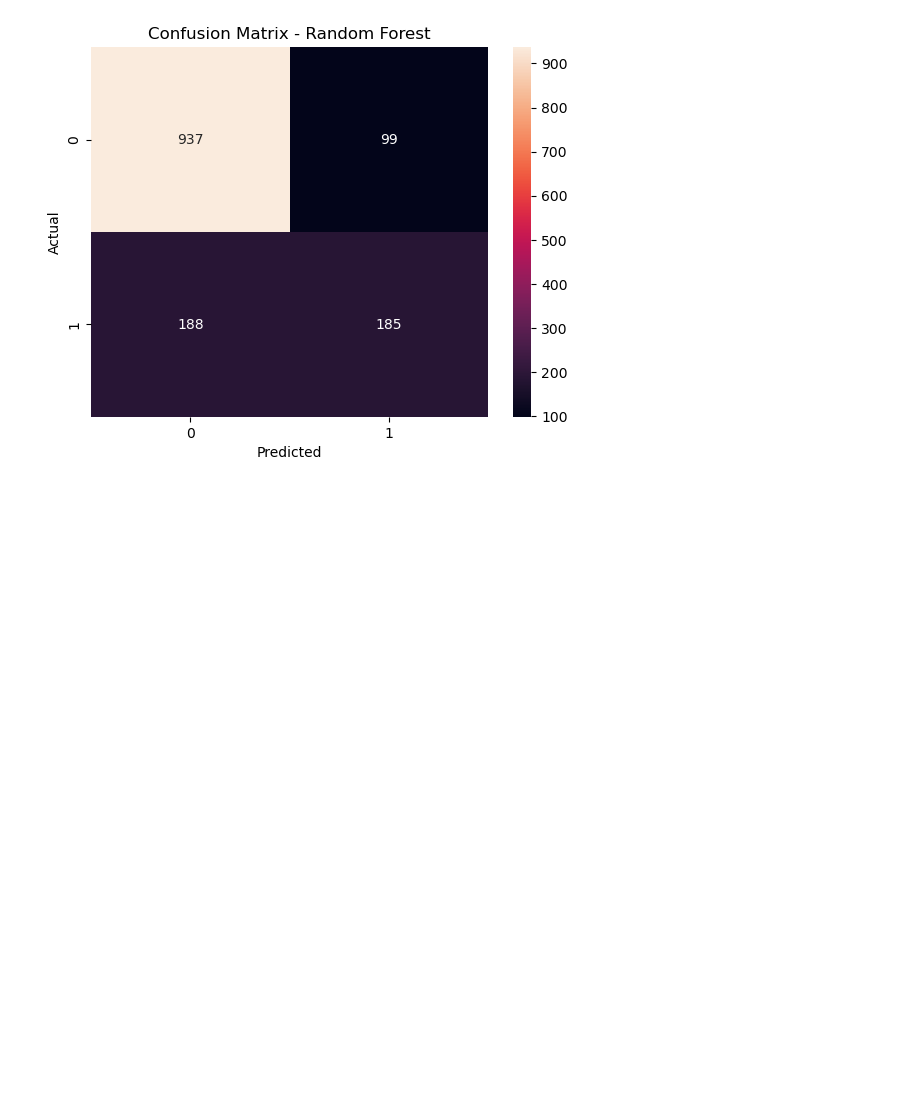
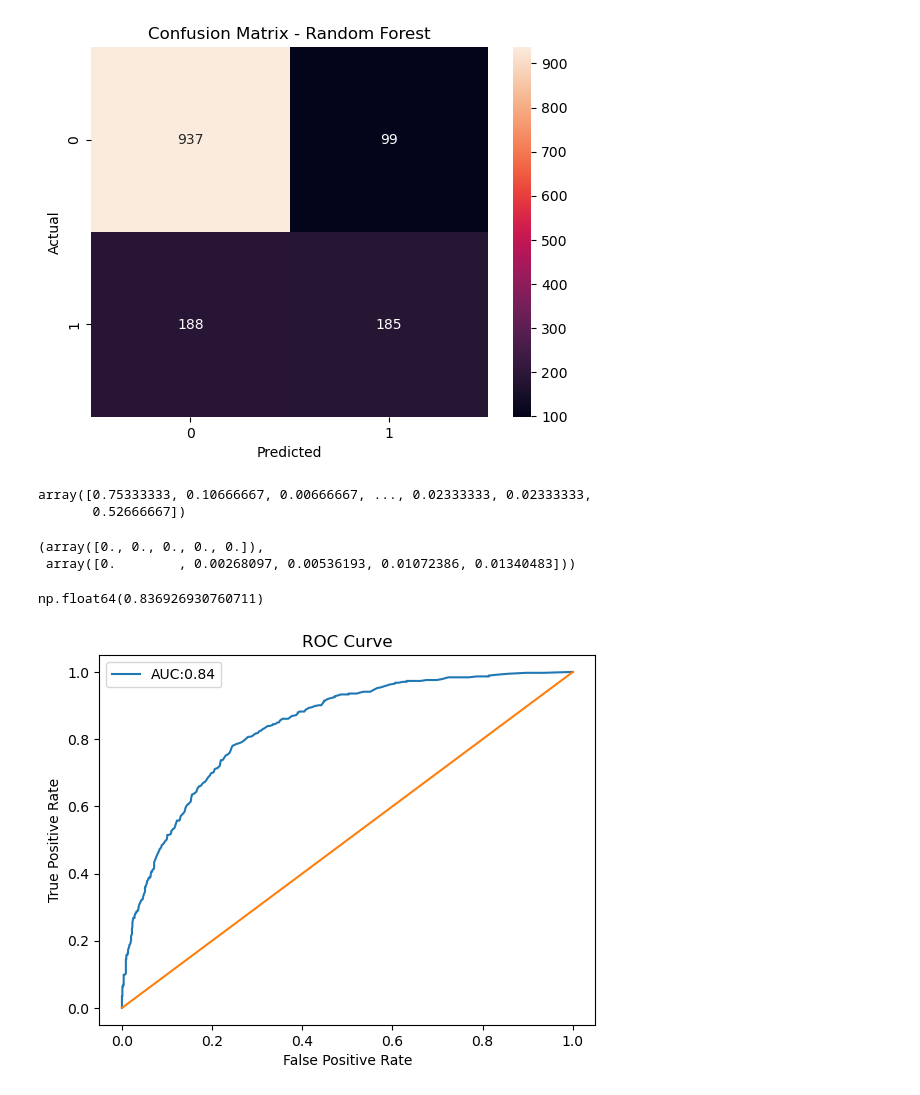
Before and after one commit to esscova/telco-churn, a Jupyter notebook: notebooks/02 - modelagem.ipynb, the cells around one changed output. Drawn from its saved outputs; the diff is of its cells as text; code cells hidden in the pictures; blank space fills up the shorter version.

```diff
--- a/notebooks/02 - modelagem.ipynb
+++ b/notebooks/02 - modelagem.ipynb
@@ -266,3 +294,31 @@ plt.ylabel("Actual")
 plt.show()
 # %% [output]
 [figure]
+# %%
+# ROC AUC
+log_rf = rf_model.predict_proba(X_test)[:,1]
+log_rf
+# %% [output]
+array([0.75333333, 0.10666667, 0.00666667, ..., 0.02333333, 0.02333333,
+       0.52666667])
+# %%
+fpr_rf, tpr_rf, _ = roc_curve(y_test, log_rf)
+fpr_rf[:5], tpr_rf[:5]
+# %% [output]
+(array([0., 0., 0., 0., 0.]),
+ array([0.        , 0.00268097, 0.00536193, 0.01072386, 0.01340483]))
+# %%
+roc_auc_rf = auc(fpr_rf, tpr_rf)
+roc_auc_rf
+# %% [output]
+np.float64(0.836926930760711)
+# %%
+plt.plot(fpr_rf, tpr_rf, label=f'AUC:{roc_auc_rf:.2f}')
+plt.plot([0,1],[0,1])
+plt.title('ROC Curve')
+plt.xlabel('False Positive Rate')
+plt.ylabel('True Positive Rate')
+plt.legend()
+plt.show()
+# %% [output]
+[figure, added]
```
Also changed, not shown: parts of 16 cells of this notebook.
